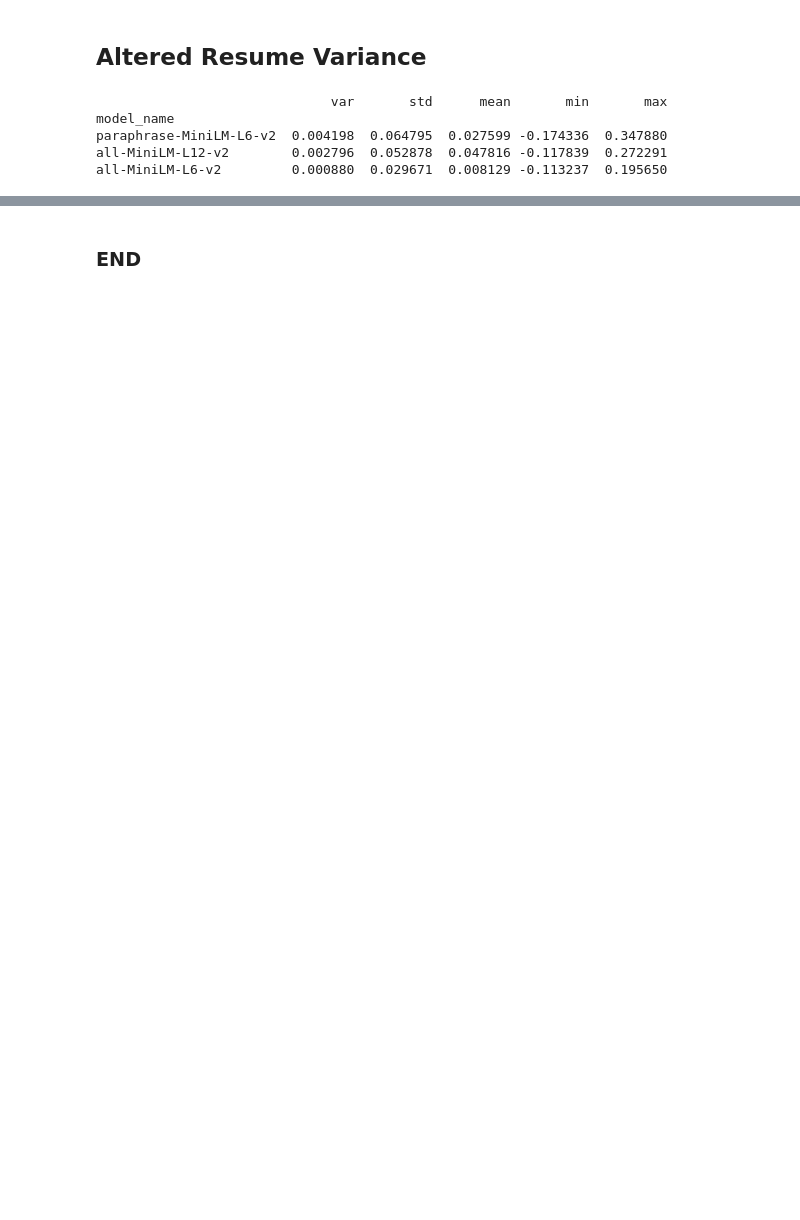
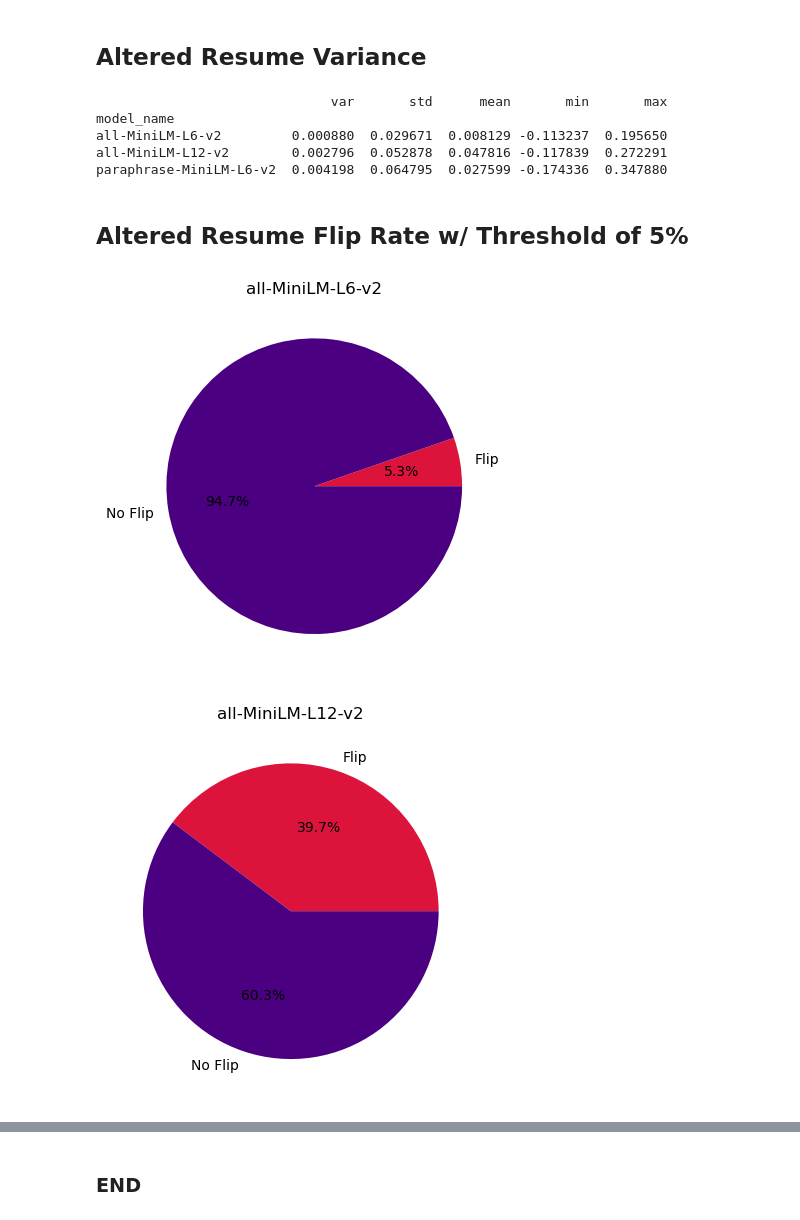
Before and after one commit to Pedagogue-Systems/ai-matching-consistency-eval, a Jupyter notebook: notebooks/model_analysis.ipynb, the cells around one changed output, grey strips where cells are left out. Saved outputs shown, nothing was run; the diff lists cells and outputs as text; code cells hidden in the pictures; blank space fills up the shorter version.

Commit message:
Update Model Analysis #4
Analyze model flip rate with a threshold of 5%.

```diff
--- a/notebooks/model_analysis.ipynb
+++ b/notebooks/model_analysis.ipynb
@@ -138,7 +138,7 @@ for resume in resumes_unique[0:1]:
     model1 = []
     model2 = []
 
-    for job in jobs:
+    for job in jobs_unique:
         resume_df = df[(df['resume'] == resume) & (df['job_posting'] == job)]
         model0_df = resume_df[resume_df['model_name'] == 'all-MiniLM-L6-v2']
         model1_df = resume_df[resume_df['model_name'] == 'all-MiniLM-L12-v2']
@@ -185,7 +185,7 @@ def alter_resume(resume):
 
 def model_consistency(resumes, job_postings, models):
     results = pd.DataFrame(columns=['job_posting', 'resume_A', 'score_baseline',
-                                    'resume_A_prime', 'score_variant', 'delta', 'model_name'])
+                                    'resume_A_prime', 'score_variant', 'delta', 'flag', 'model_name'])
 
     for i, job_posting in enumerate(job_postings):
         for model_name, model in models.items():
@@ -194,6 +194,7 @@ def model_consistency(resumes, job_postings, models):
                 score_baseline = match(resume, job_posting, model)
                 score_variant = match(altered_resume, job_posting, model)
                 delta = score_baseline - score_variant
+                flag = 0 if abs(delta) < 0.06 else 1
 
                 row = {'job_posting': f'job_{i}',
                        'resume_A': f'resume_{j}',
@@ -201,6 +202,7 @@ def model_consistency(resumes, job_postings, models):
                        'resume_A_prime': f'resume_{j}_prime',
                        'score_variant': score_variant,
                        'delta': delta,
+                       'flag': flag,
                        'model_name': model_name}
                 results.loc[len(results)] = row
     return results
@@ -231,11 +233,24 @@ print(results)
 # %%
 results = results[results['delta'] != 0]
 var_results = results.groupby('model_name')['delta'].agg(['var', 'std', 'mean', 'min', 'max'])
-var_results = var_results.sort_values('var', ascending=False)
+var_results = var_results.sort_values('var')
 print(var_results)
 # %% [output]
                               var       std      mean       min       max
 model_name
+all-MiniLM-L6-v2         0.000880  0.029671  0.008129 -0.113237  0.195650
+all-MiniLM-L12-v2        0.002796  0.052878  0.047816 -0.117839  0.272291
 paraphrase-MiniLM-L6-v2  0.004198  0.064795  0.027599 -0.174336  0.347880
-all-MiniLM-L12-v2        0.002796  0.052878  0.047816 -0.117839  0.272291
-all-MiniLM-L6-v2         0.000880  0.029671  0.008129 -0.113237  0.195650
+# %% [markdown]
+## Altered Resume Flip Rate w/ Threshold of 5%
+# %%
+for model_name, model in models.items():
+    flip = len(results[(results['flag'] == 1) & (results['model_name'] == model_name)])
+    no_flip = len(results[(results['flag'] == 0) & (results['model_name'] == model_name)])
+
+    plt.pie([flip, no_flip], labels=['Flip', 'No Flip'], colors=['crimson', 'indigo'], autopct='%1.1f%%')
+    plt.title(model_name)
+    plt.show()
+# %% [output]
+[figure, added]
+[figure, added]
```
Also changed, not shown: parts of 3 cells of this notebook.
